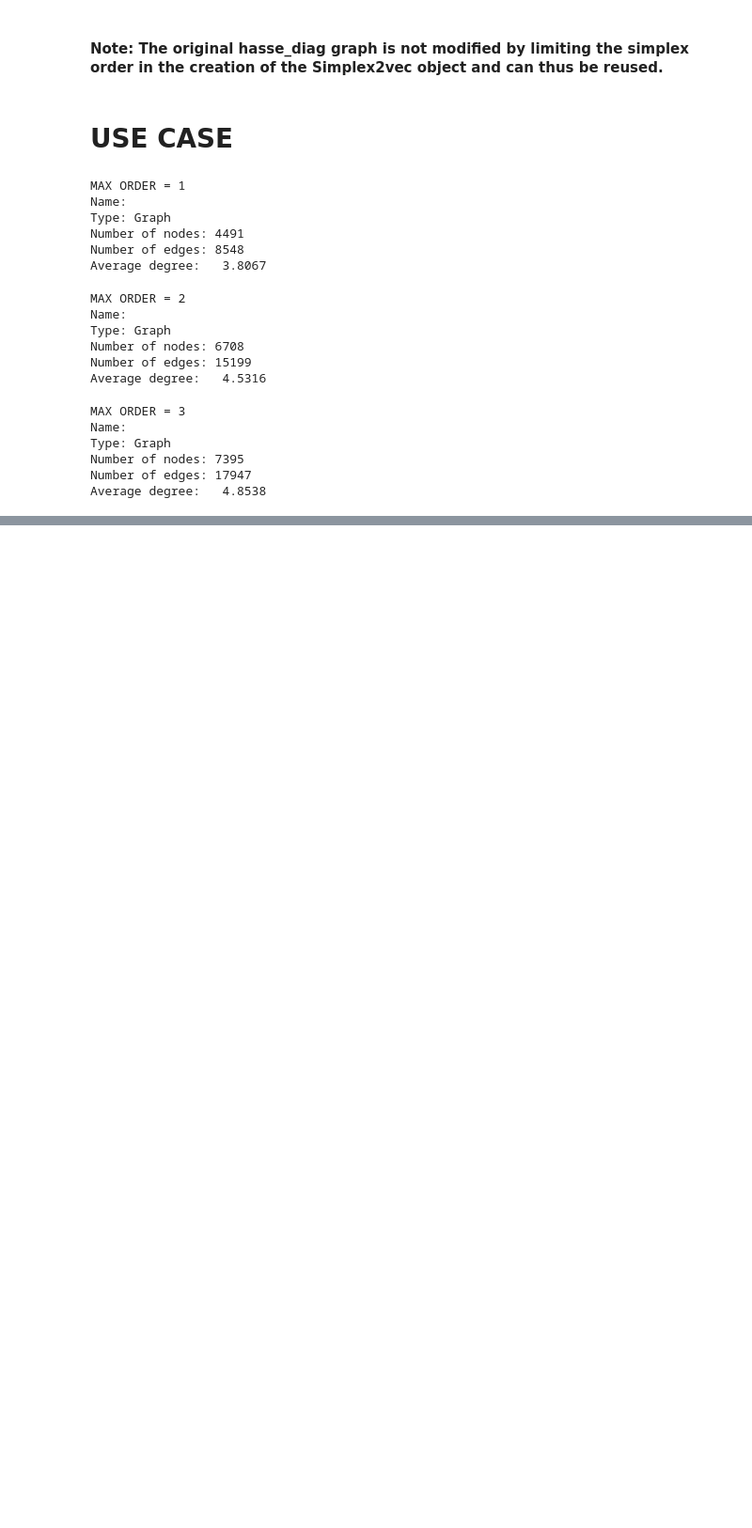
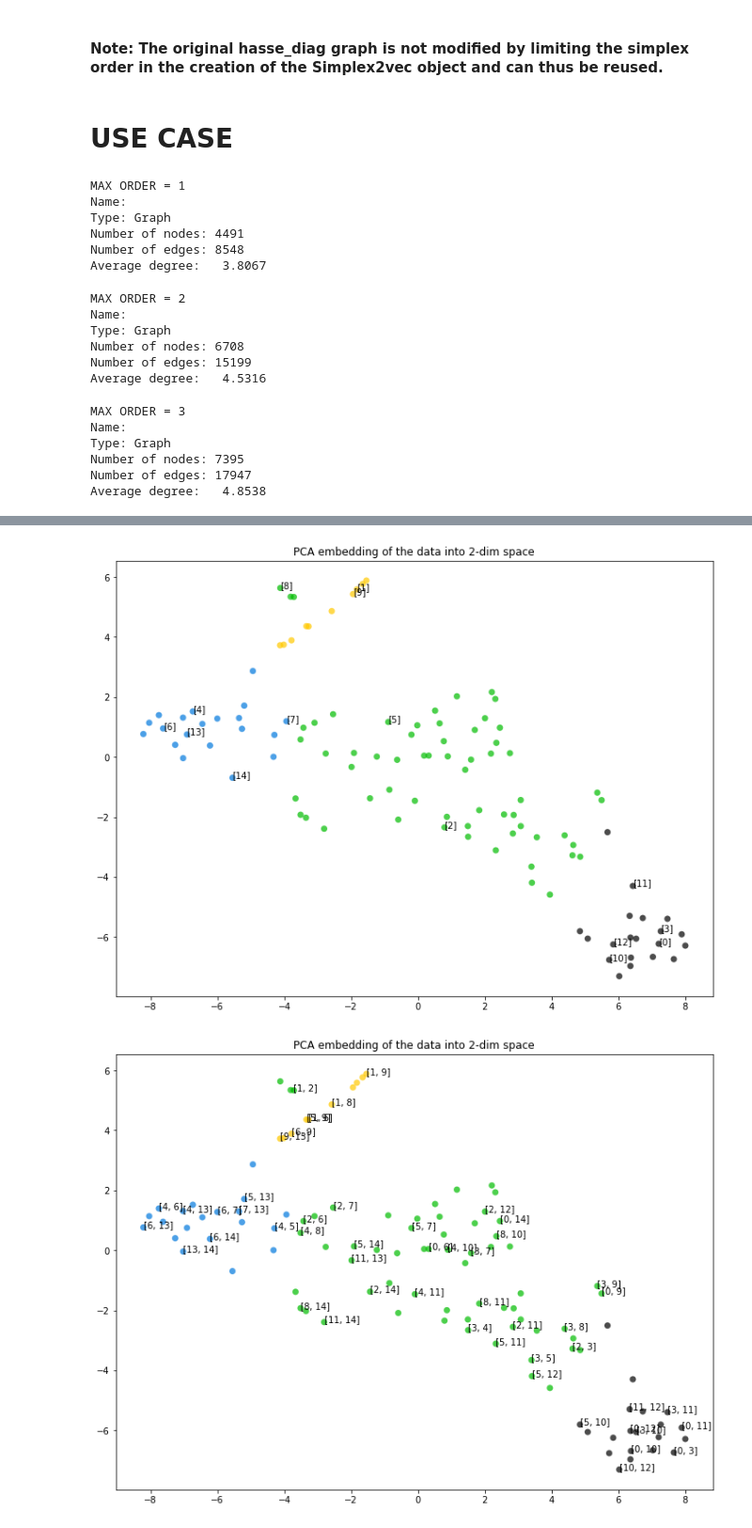
Before and after one commit to lordgrilo/Simplex2Vec, a Jupyter notebook: S2V_USAGE.ipynb, the cells around one changed output, grey strips where cells are left out. Shown at 94% size. Cells and saved outputs as stored; diff of their text form; code cells hidden in the pictures; blank space fills up the shorter version.

Commit message:
reworked analysis on graphs, esp wrt HCP_brain data

```diff
--- a/S2V_USAGE.ipynb
+++ b/S2V_USAGE.ipynb
@@ -142,0 +170,48 @@ Average degree:   4.8538
+# %%
+from ast import literal_eval
+from sklearn.manifold import TSNE
+from sklearn.cluster import KMeans, DBSCAN
+import matplotlib.pyplot as plt
+import matplotlib.cm as cm
+
+X = []
+X_labels = []
+X_bNodes = []
+X_sizes = []
+for u in model.wv.vocab.keys():
+    X.append(model[u])
+    X_labels.append("".join(list(u)))
+    X_bNodes.append(literal_eval(X_labels[-1]))
+    X_sizes.append(np.size(X_bNodes[-1]))
+
+
+X_transform = TSNE(n_components=2).fit_transform(X)
+# %%
+n_clusters = 4
+
+clusterer = KMeans(n_clusters=n_clusters)
+cluster_labels = clusterer.fit_predict(X)
+clusterer_for_labels = KMeans(n_clusters=n_clusters, random_state=10)
+clusterer_for_labels_centers = clusterer_for_labels.fit_predict(X_transform)
+
+colors2 = cm.nipy_spectral(np.arange(n_clusters) / n_clusters)
+
+for hh in range(max(X_sizes)):
+
+    plt.figure(figsize = (12,9))
+    ax = plt.gca()
+    # 2nd Plot showing the actual clusters formed
+    colors = cm.nipy_spectral(cluster_labels.astype(float) / n_clusters)
+    ax.scatter(*zip(*X_transform), marker='o', s=50, lw=0, alpha=0.7,
+                     c = colors, edgecolor='k')
+
+    for i, label in enumerate(X_labels):
+        if any(j >= 0 for j in X_bNodes[i]):
+            x,y = X_transform[i]
+            if X_sizes[i]==hh+1:
+                ax.annotate(label, (x,y))
+    ax.set_title("PCA embedding of the data into 2-dim space")
+    plt.show()
+# %% [output]
+[figure, added]
+[figure, added]
```
Also changed, not shown: parts of 6 cells of this notebook, 15 other files.
